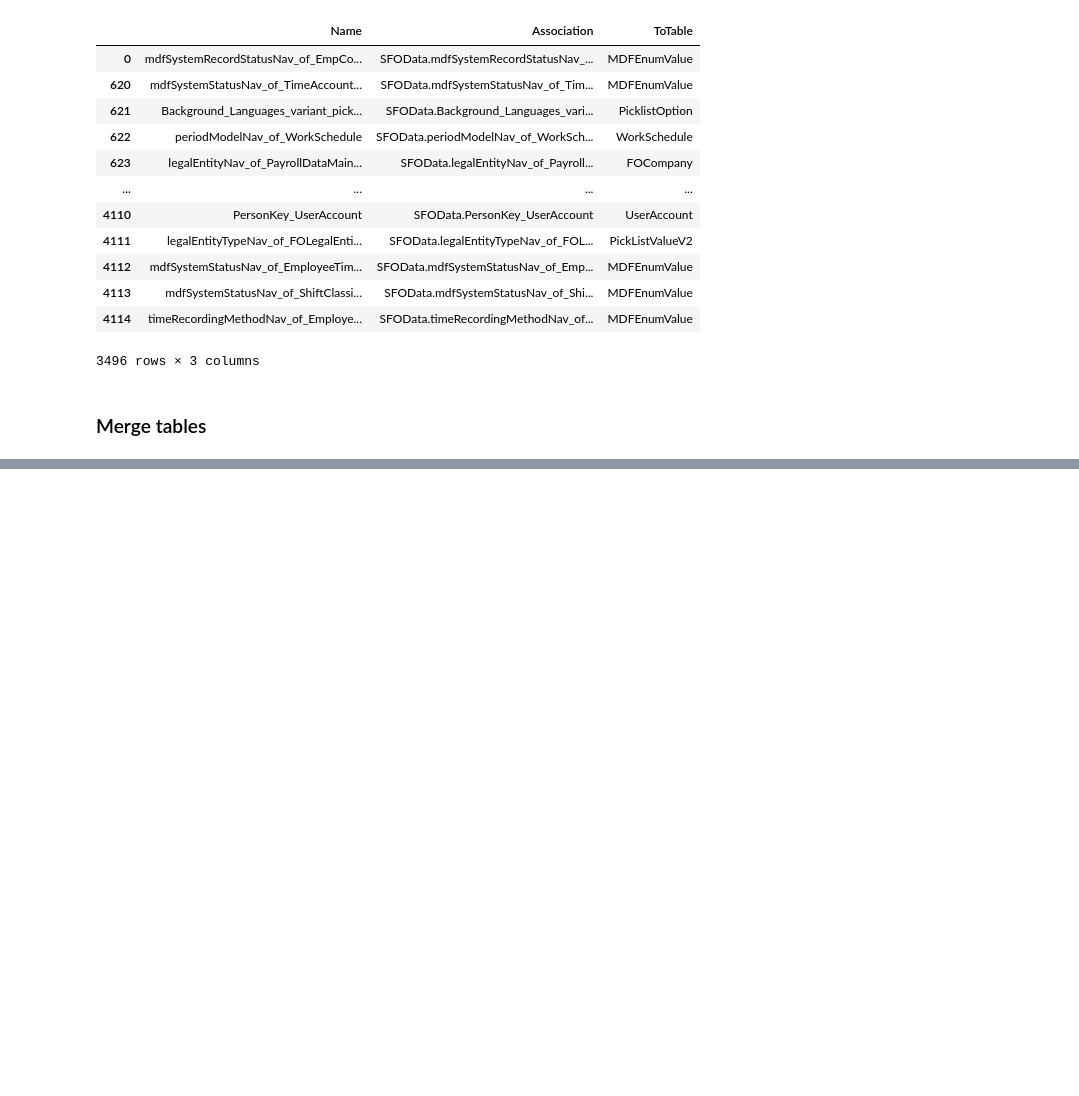
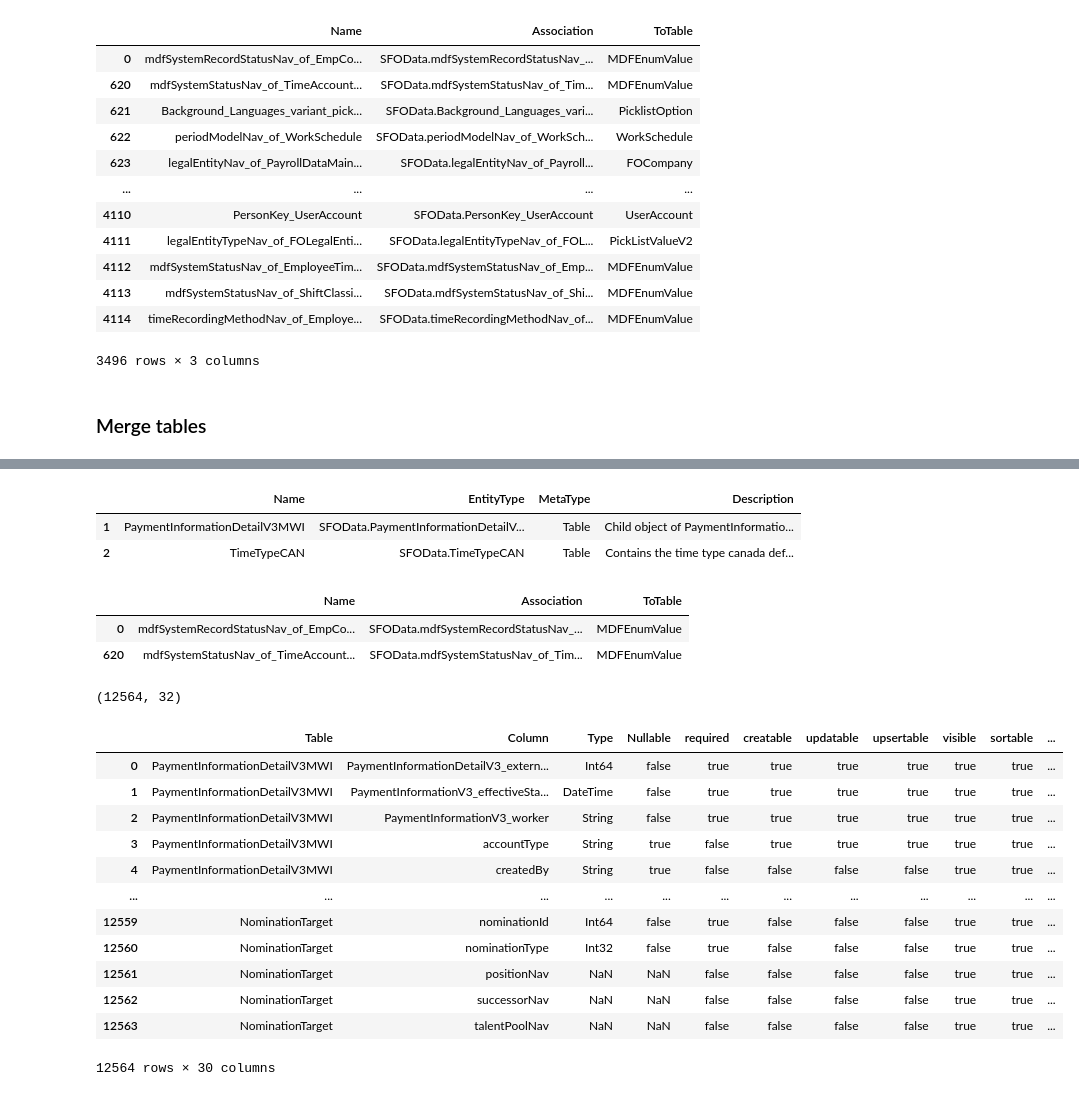
Before and after one commit to robin0821/successfactors-schema, a Jupyter notebook: schema-extract.ipynb, the cells around one changed output, grey strips where cells are left out. Saved outputs shown, nothing was run; the diff lists cells and outputs as text; code cells hidden in the pictures; blank space fills up the shorter version.

```diff
--- a/schema-extract.ipynb
+++ b/schema-extract.ipynb
@@ -166,0 +186,24 @@ df_associations
+# %%
+df_tables.head(2)
+# %% [output]
+|  | Name | EntityType | MetaType | Description |
+| 1 | PaymentInformationDetailV3MWI | SFOData.PaymentInformationDetailV... | Table | Child object of PaymentInformatio... |
+| 2 | TimeTypeCAN | SFOData.TimeTypeCAN | Table | Contains the time type canada def... |
+# %%
+df = pd.merge(df_fields, df_tables, left_on='Table', right_on='Name', how='left')
+# %%
+df_associations.head(2)
+# %% [output]
+|  | Name | Association | ToTable |
+| 0 | mdfSystemRecordStatusNav_of_EmpCo... | SFOData.mdfSystemRecordStatusNav_... | MDFEnumValue |
+| 620 | mdfSystemStatusNav_of_TimeAccount... | SFOData.mdfSystemStatusNav_of_Tim... | MDFEnumValue |
+# %%
+df_associations = df_associations[['Association', 'ToTable']]
+# %%
+df = pd.merge(df, df_associations, left_on='Relationship', right_on='Association', how='left')
+# %%
+df.shape
+# %% [output]
+(12564, 32)
+# %%
+df.drop(columns=['Name', 'EntityType'], inplace=True)
@@ -166,0 +212,16 @@ df_associations
+# %%
+df
+# %% [output]
+|  | Table | Column | Type | Nullable | required | creatable | updatable | upsertable | visible | sortable | ... |
+| 0 | PaymentInformationDetailV3MWI | PaymentInformationDetailV3_extern... | Int64 | false | true | true | true | true | true | true | ... |
+| 1 | PaymentInformationDetailV3MWI | PaymentInformationV3_effectiveSta... | DateTime | false | true | true | true | true | true | true | ... |
+| 2 | PaymentInformationDetailV3MWI | PaymentInformationV3_worker | String | false | true | true | true | true | true | true | ... |
+| 3 | PaymentInformationDetailV3MWI | accountType | String | true | false | true | true | true | true | true | ... |
+| 4 | PaymentInformationDetailV3MWI | createdBy | String | true | false | false | false | false | true | true | ... |
+| ... | ... | ... | ... | ... | ... | ... | ... | ... | ... | ... | ... |
+| 12559 | NominationTarget | nominationId | Int64 | false | true | false | false | false | true | true | ... |
+| 12560 | NominationTarget | nominationType | Int32 | false | true | false | false | false | true | true | ... |
+| 12561 | NominationTarget | positionNav | NaN | NaN | false | false | false | false | true | true | ... |
+| 12562 | NominationTarget | successorNav | NaN | NaN | false | false | false | false | true | true | ... |
+| 12563 | NominationTarget | talentPoolNav | NaN | NaN | false | false | false | false | true | true | ... |
+12564 rows × 30 columns
```
Also changed, not shown: parts of 9 cells of this notebook.
